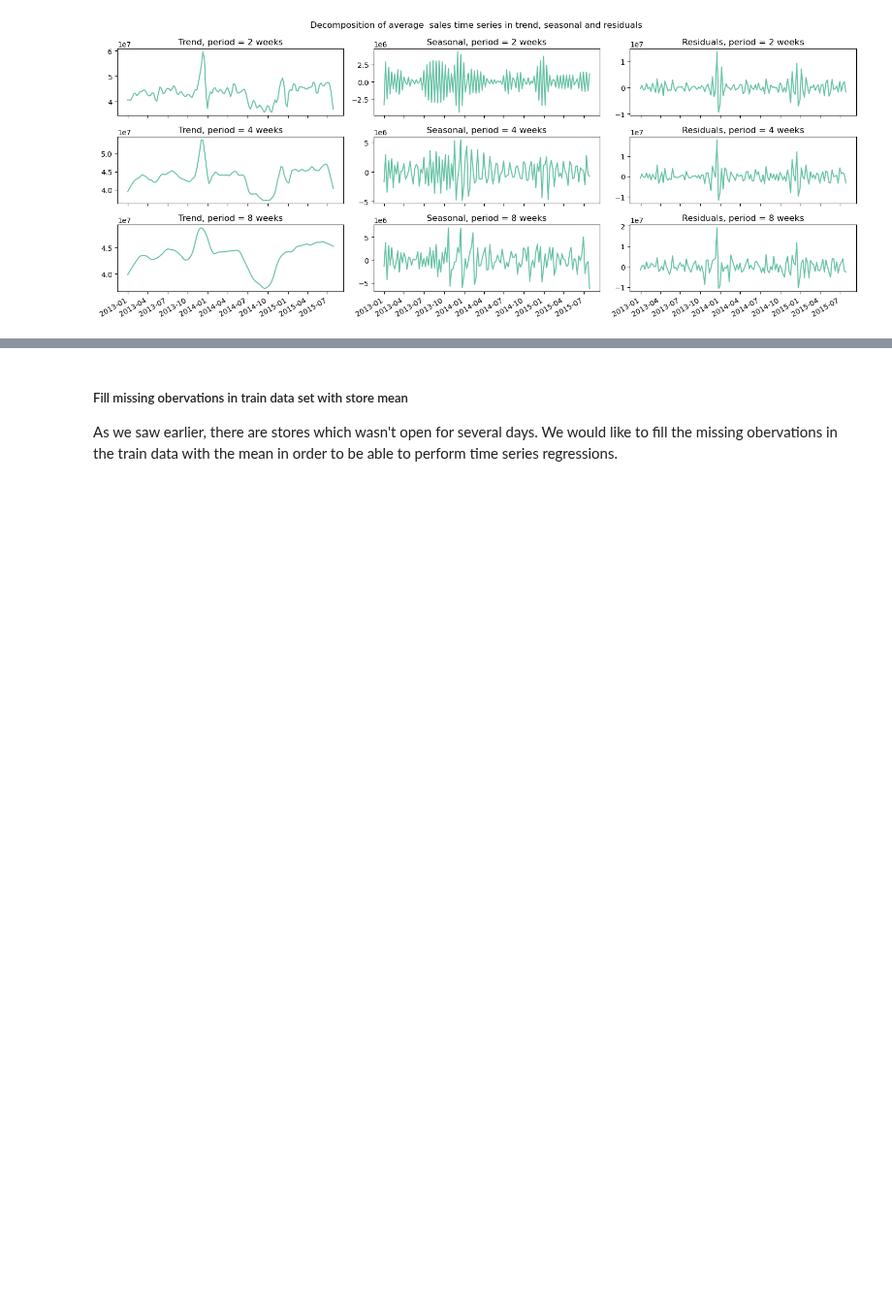
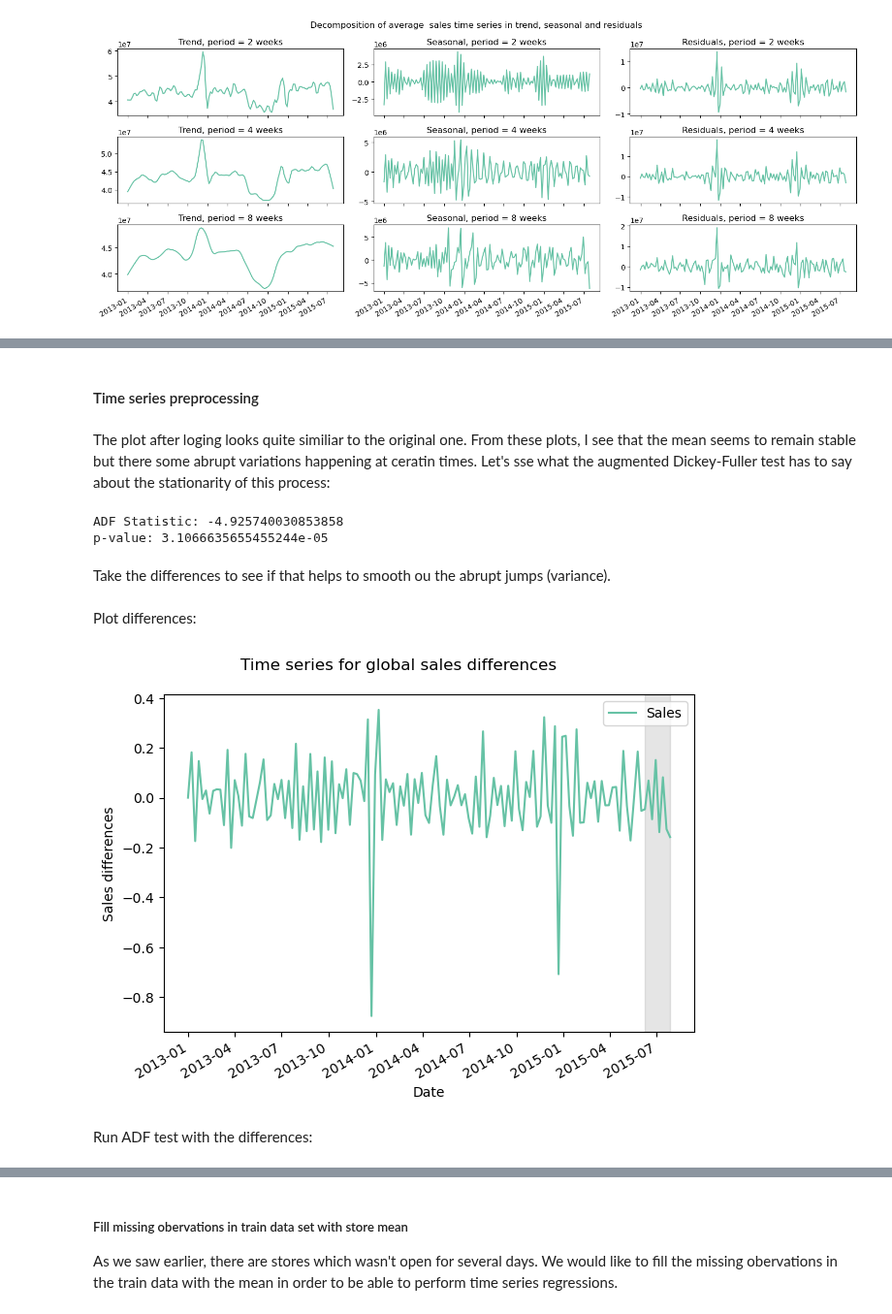
Before and after one commit to xaviermondragon/rossmann, a Jupyter notebook: notebooks/5_weekly_modelling_time_series.ipynb, the cells around one changed output, grey strips where cells are left out. Shown at 97% size. Saved outputs shown, nothing was run; the diff lists cells and outputs as text; code cells hidden in the pictures; blank space fills up the shorter version.

```diff
--- a/notebooks/5_weekly_modelling_time_series.ipynb
+++ b/notebooks/5_weekly_modelling_time_series.ipynb
@@ -126,8 +148,15 @@ plt.tight_layout();
+# %% [markdown]
+#### Time series preprocessing
+# %% [markdown]
+The plot after loging looks quite similiar to the original one. From these plots, I see that the mean seems to remain stable but there some abrupt variations happening at ceratin times. Let's sse what the augmented Dickey-Fuller test has to say about the stationarity of this process:
 # %%
 #Run the augmented Dickey-Fuller test to check if we are dealing with a sationary process:
-#ADF_result = adfuller(global_y_train['Sales'])
+ADF_result = adfuller(y_global['Sales'])
 
-#print(f'ADF Statistic: {ADF_result[0]}')
-#print(f'p-value: {ADF_result[1]}')
-
-#We have a large negative ADF value and a very small p-value, which reinforces the visual intuition that we are dealing with a more or less stationary process.
+print(f'ADF Statistic: {ADF_result[0]}')
+print(f'p-value: {ADF_result[1]}')
+# %% [output]
+ADF Statistic: -4.925740030853858
+p-value: 3.1066635655455244e-05
+# %% [markdown]
+Take the differences to see if that helps to smooth ou the abrupt jumps (variance).
@@ -133,0 +167,20 @@ plt.tight_layout();
+# %% [markdown]
+Plot differences:
+# %%
+fig, ax = plt.subplots()
+
+ax.plot(y_global.index, y_global['SalesDiff'], label='Sales')
+ax.set_xlabel('Date')
+ax.set_ylabel('Sales differences')
+ax.axvspan(datetime(2015,6,8), datetime(2015,7,27), color='#808080', alpha=0.2)
+ax.legend(loc='upper right')
+
+fig.autofmt_xdate()
+fig.suptitle('Time series for global sales differences')
+# to avoid scientific notation in y ticks
+plt.ticklabel_format(style='plain', axis='y')
+plt.tight_layout();
+# %% [output]
+[figure, added]
+# %% [markdown]
+Run ADF test with the differences:
```
Also changed, not shown: parts of 38 cells of this notebook.
